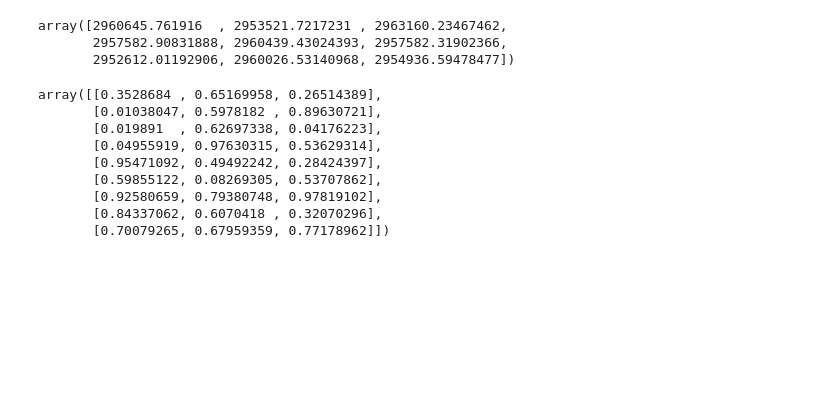
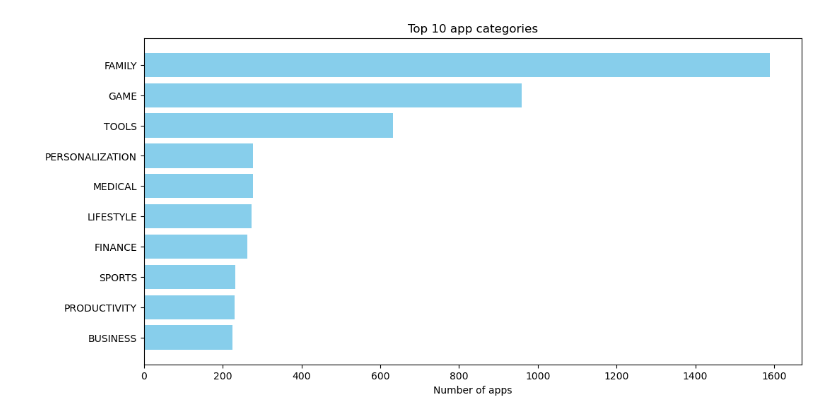
Before and after one commit to DeiviGT1/arc-is, a Jupyter notebook: notebooks/0-1.google-play.ipynb, the cells around one changed output. Saved outputs shown, nothing was run; the diff lists cells and outputs as text; code cells hidden in the pictures; blank space fills up the shorter version.

```diff
--- a/notebooks/0-1.google-play.ipynb
+++ b/notebooks/0-1.google-play.ipynb
@@ -144,18 +56,19 @@ plt.show()
-# %%
-future_installs
-# %% [output]
-array([2960645.761916  , 2953521.7217231 , 2963160.23467462,
-       2957582.90831888, 2960439.43024393, 2957582.31902366,
-       2952612.01192906, 2960026.53140968, 2954936.59478477])
-# %%
-future_data
-# %% [output]
-array([[0.3528684 , 0.65169958, 0.26514389],
-       [0.01038047, 0.5978182 , 0.89630721],
-       [0.019891  , 0.62697338, 0.04176223],
-       [0.04955919, 0.97630315, 0.53629314],
-       [0.95471092, 0.49492242, 0.28424397],
-       [0.59855122, 0.08269305, 0.53707862],
-       [0.92580659, 0.79380748, 0.97819102],
-       [0.84337062, 0.6070418 , 0.32070296],
-       [0.70079265, 0.67959359, 0.77178962]])
+# %%
+import pandas as pd
+import matplotlib.pyplot as plt
+
+# Load the data
+
+
+# Count the number of apps in each category
+category_counts = df['Category'].value_counts().head(10)
+
+# Create a bar plot
+plt.figure(figsize=(12,6))
+plt.barh(category_counts.index, category_counts.values, color='skyblue')
+plt.xlabel('Number of apps')
+plt.title('Top 10 app categories')
+plt.gca().invert_yaxis()  # Reverse the order of categories
+plt.show()
+# %% [output]
+[figure, added]
```
Also changed, not shown: parts of 20 cells of this notebook, 2 other files.
